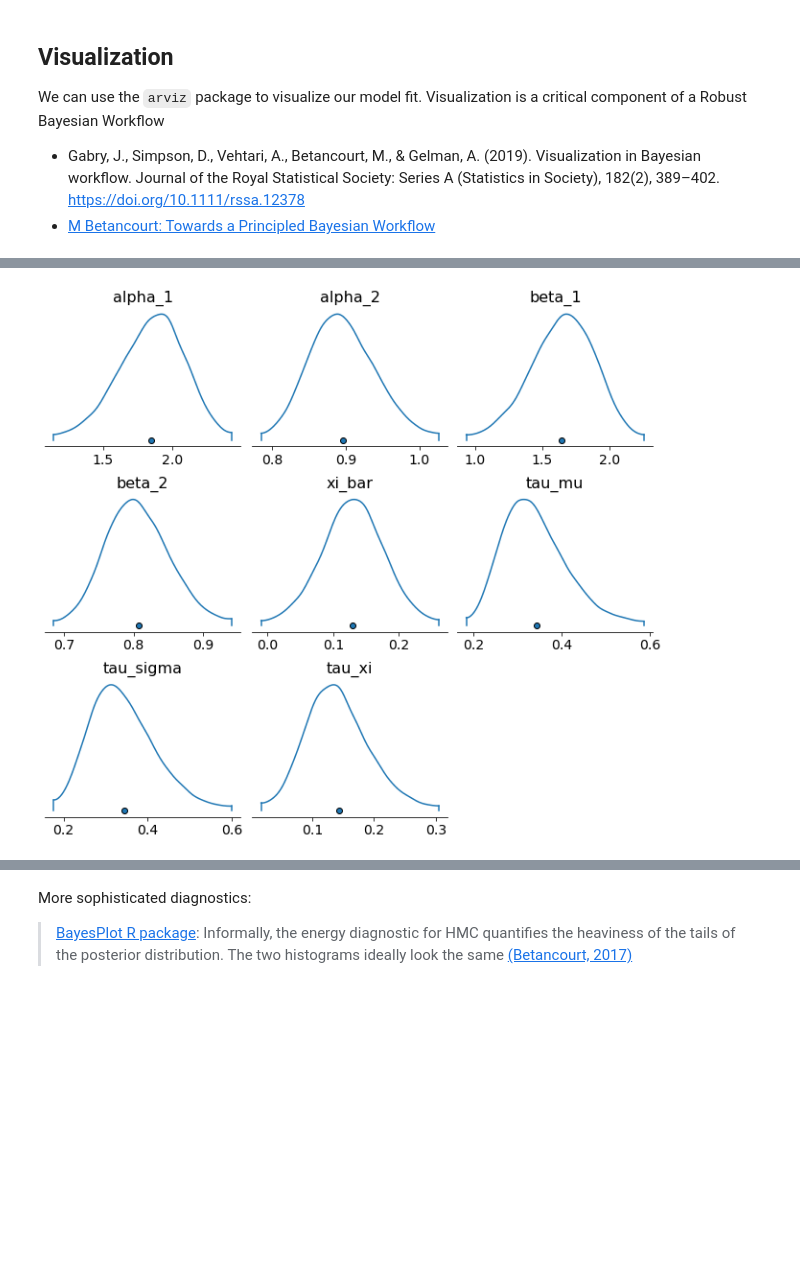
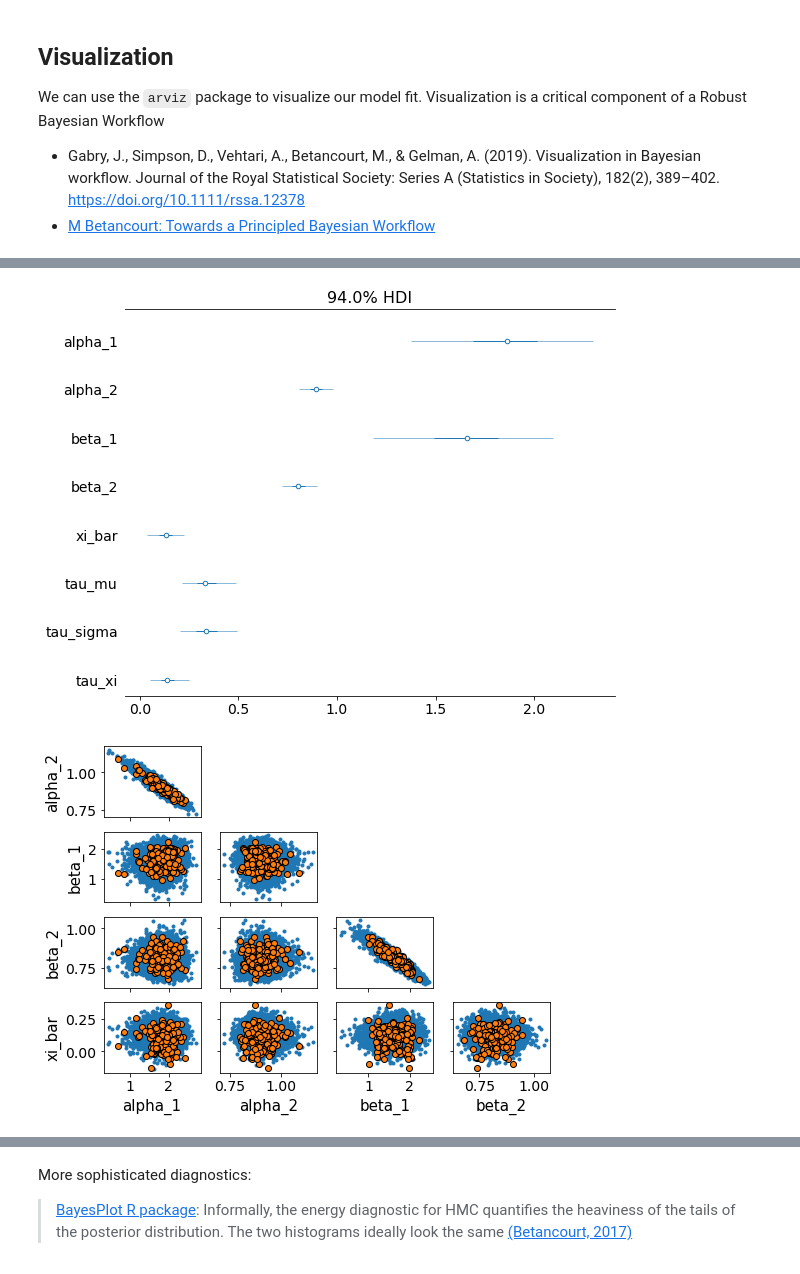
Before and after one commit to jdossgollin/2020-demo-bayesian, a Jupyter notebook: bayesian-modeling-demo.ipynb, the cells around one changed output, grey strips where cells are left out. Cells and saved outputs as stored; diff of their text form; code cells hidden in the pictures; blank space fills up the shorter version.

```diff
--- a/bayesian-modeling-demo.ipynb
+++ b/bayesian-modeling-demo.ipynb
@@ -319,12 +327,19 @@ Visualization is a critical component of a Robust Bayesian Workflow
+# %%
+az.plot_forest(
+    az_data, combined=True, hdi_prob=0.94,
+    var_names=["alpha_1", "alpha_2", "beta_1", "beta_2", "xi_bar", "tau_mu", "tau_sigma", "tau_xi"],
+    kind="forestplot", linewidth=0.5, ridgeplot_overlap=0.2, figsize=(8, 6)
+)
+plt.show()
+# %% [output]
+[figure, added]
 # %%
-az.plot_density(
-    az_data,
-    var_names=["alpha_1", "alpha_2", "beta_1", "beta_2", "xi_bar", "tau_mu", "tau_sigma", "tau_xi"],
-    hdi_prob=0.99,
-    figsize=(9, 8),
+az.plot_pair(
+    az_data, var_names=["alpha_1", "alpha_2", "beta_1", "beta_2", "xi_bar"],
+    divergences=True, figsize=(8, 6)
 )
 plt.show()
 # %% [output]
-[figure, old version]
+[figure, new version]
 # %%
 az.plot_pair(
```
Also changed, not shown: parts of 16 cells of this notebook, 1 other file.
